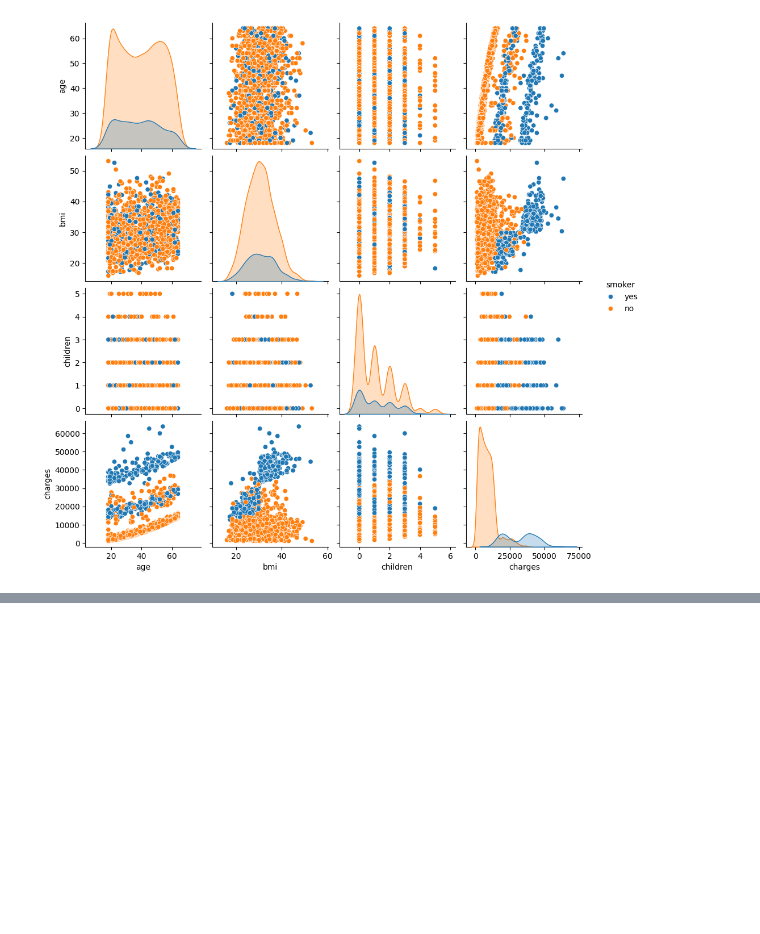
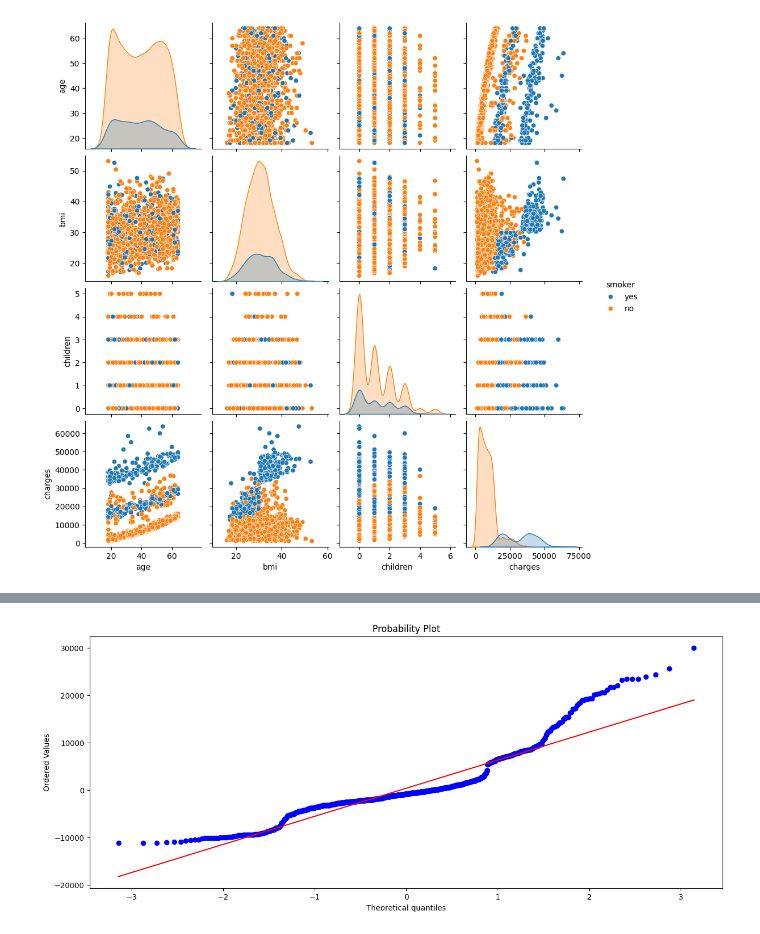
Before and after one commit to AyushDevadiga1/Machine-Learning, a Jupyter notebook: LinearRegressionOnMedicalInsurance.ipynb, the cells around one changed output, grey strips where cells are left out. Cells and saved outputs as stored; diff of their text form; code cells hidden in the pictures; blank space fills up the shorter version.

```diff
--- a/LinearRegressionOnMedicalInsurance.ipynb
+++ b/LinearRegressionOnMedicalInsurance.ipynb
@@ -92,0 +142,7 @@ lr_pipe = Pipeline([
+# %%
+plt.figure(figsize=(15,6))
+stats.probplot(residuals,dist='norm',plot=plt)
+plt.show()
+# Waving so residuals have a waving tool , not good
+# %% [output]
+[figure, added]
```
Also changed, not shown: parts of 14 cells of this notebook.
